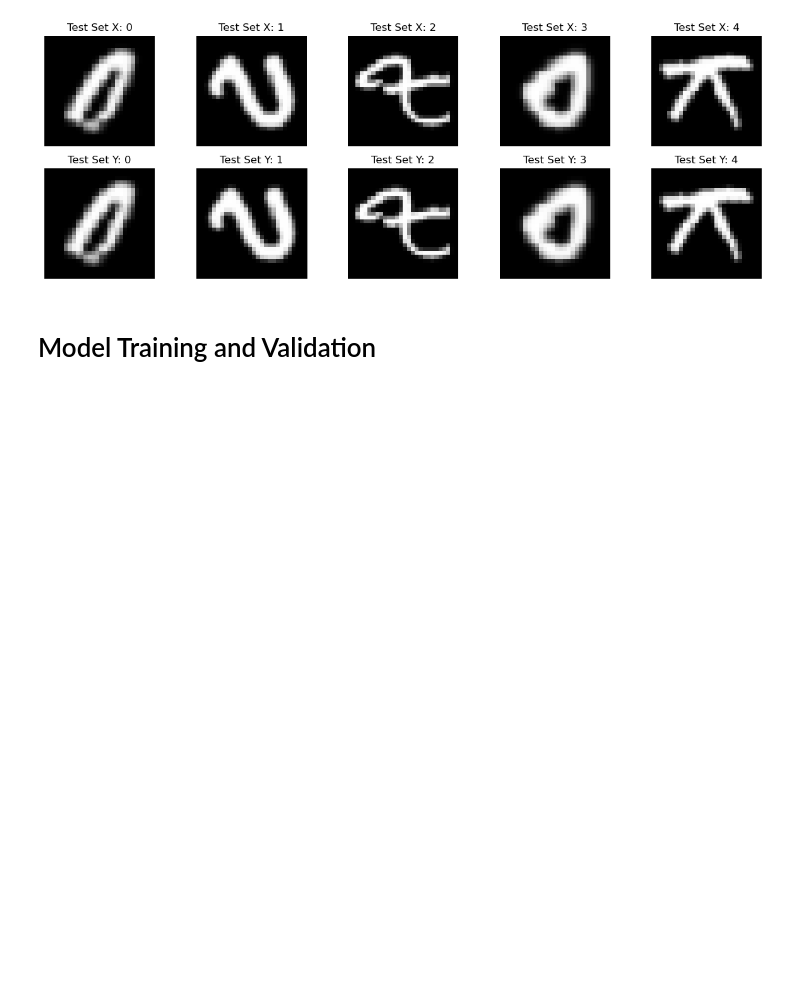
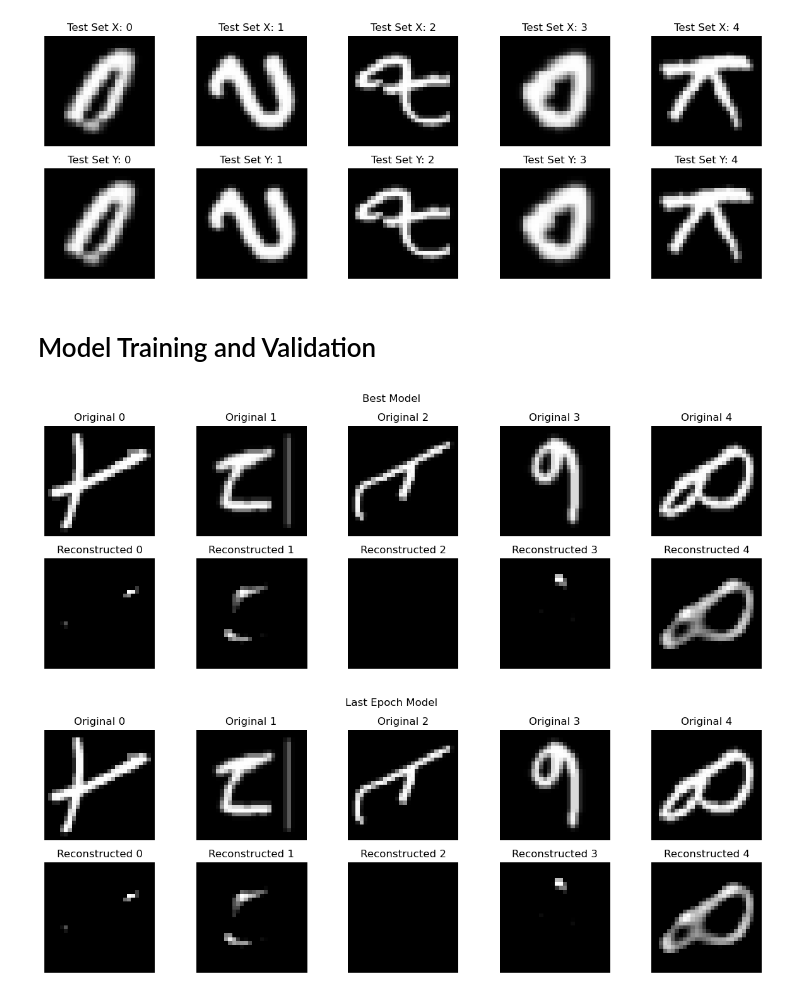
Before and after one commit to ftaghiyev/dynamic-knn-cnn-with-graph, a Jupyter notebook: Graph Anything/GraphAE.ipynb, the cells around one changed output. Saved outputs shown, nothing was run; the diff lists cells and outputs as text; code cells hidden in the pictures; blank space fills up the shorter version.

Commit message:
slight model optimization
need to add constraints on node creation

```diff
--- a/Graph Anything/GraphAE.ipynb
+++ b/Graph Anything/GraphAE.ipynb
@@ -314,7 +309,7 @@ print("Val set shape:  ", X_val.shape)
 Train set shape: torch.Size([112320, 1, 28, 28])
 Val set shape:   torch.Size([12480, 1, 28, 28])
 # %%
-batch_size = 64
+batch_size = 128
 
 # For an autoencoder, inputs == targets
 train_dataset = TensorDataset(X_train, X_train)  # (data, same data)
@@ -421,7 +416,7 @@ for epoch in range(epochs):
         batch_inputs = batch[0].to(device)  # (inputs, targets) but here targets == inputs for autoencoder
 
         optimizer.zero_grad()
-        reconstructed = model(batch_inputs)
+        reconstructed, _ = model(batch_inputs)
 
         loss = criterion(reconstructed, batch_inputs)
         loss.backward()
@@ -446,7 +441,7 @@ for epoch in range(epochs):
     with torch.no_grad():
         for batch in val_pbar:
             batch_inputs = batch[0].to(device)
-            reconstructed = model(batch_inputs)
+            reconstructed, _ = model(batch_inputs)
 
             loss = criterion(reconstructed, batch_inputs)
             epoch_val_loss += loss.item()
@@ -471,0 +486,41 @@ for epoch in range(epochs):
+# %%
+num_samples = 10
+test_samples_indices = np.random.choice(len(X_test), num_samples, replace=False)
+test_samples = X_test[test_samples_indices].to(device)
+# %%
+# Function to plot images
+def plot_images(original, reconstructed, title):
+    plt.figure(figsize=(15, 5))
+    for i in range(5):
+        # Plot original images
+        plt.subplot(2, 5, i + 1)
+        plt.imshow(original[i].cpu().squeeze(), cmap='gray')
+        plt.title(f"Original {i}", fontsize=12)
+        plt.axis('off')
+
+        # Plot reconstructed images
+        plt.subplot(2, 5, i + 6)
+        plt.imshow(reconstructed[i].cpu().squeeze(), cmap='gray')
+        plt.title(f"Reconstructed {i}", fontsize=12)
+        plt.axis('off')
+    plt.suptitle(title)
+    plt.show()
+# %%
+# Reconstruct using best model
+model_best.eval()
+with torch.no_grad():
+    reconstructed_best, graph_representations_best = model_best(test_samples)
+
+# Reconstruct using last epoch model
+model_last.eval()
+with torch.no_grad():
+    reconstructed_last, _ = model_last(test_samples)
+
+# Plot original vs reconstructed images for best model
+plot_images(test_samples, reconstructed_best, "Best Model")
+
+# Plot original vs reconstructed images for last epoch model
+plot_images(test_samples, reconstructed_last, "Last Epoch Model")
+# %% [output]
+[figure, added]
+[figure, added]
```
Also changed, not shown: parts of 11 cells of this notebook, 1 other file.
